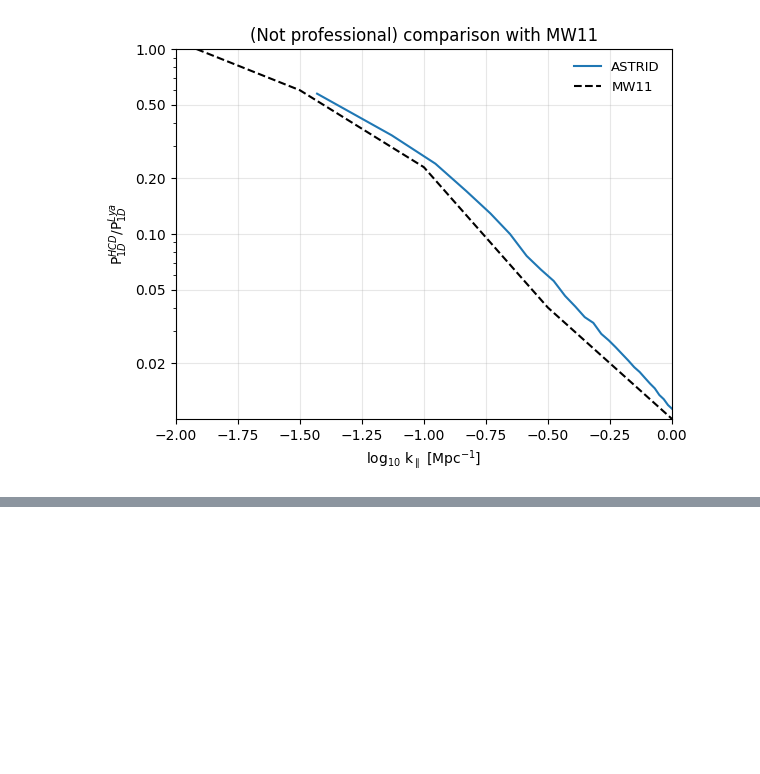
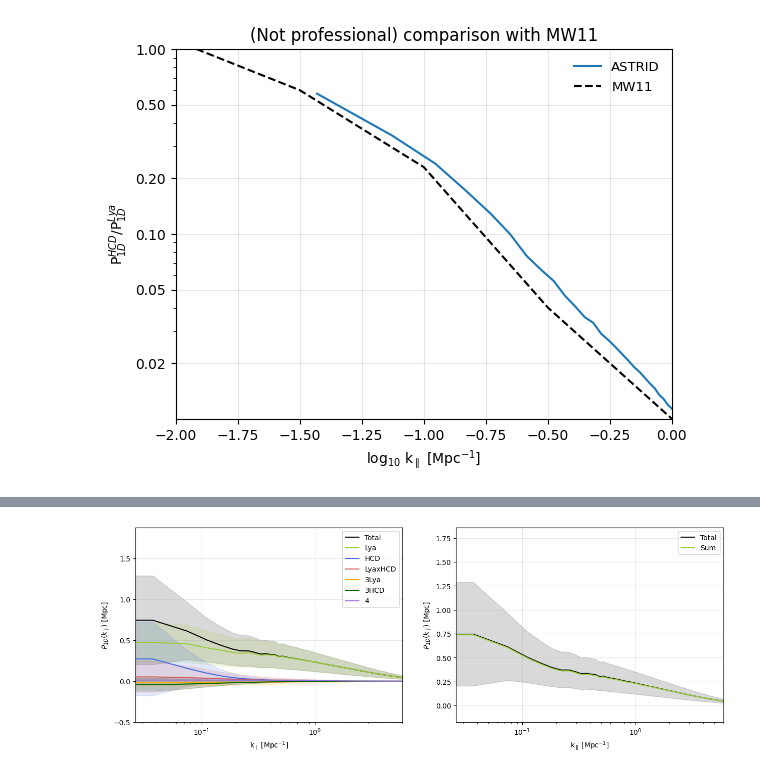
Before and after one commit to andreufont/astrid_hcd, a Jupyter notebook: SimulationFields/P1d.ipynb, the cells around one changed output, grey strips where cells are left out. Cells and saved outputs as stored; diff of their text form; code cells hidden in the pictures; blank space fills up the shorter version.

```diff
--- a/SimulationFields/P1d.ipynb
+++ b/SimulationFields/P1d.ipynb
@@ -185,0 +316,2 @@ plt.title('(Not professional) comparison with MW11');
+# %%
+p1ds_4 = fft_lyahcd*fft_lyahcd.conjugate()*Lbox*hubble/(Np**2)
@@ -185,0 +321,16 @@ plt.title('(Not professional) comparison with MW11');
+# %%
+output = '/pscratch/sd/l/lflores/astrid_hcd_outputs/p1d_%.2f' %factor
+
+with h5py.File(output, 'a') as f:
+
+    grp1 = f['P1Ds']
+    if 'P1D_4' in grp1:
+        grp1['P1D_4'][...] = P1d_4
+    else:
+        grp1.create_dataset('P1D_4', data=P1d_4)
+
+    grp2 = f['P1D_std']
+    if 'P1D_std_4' in grp2:
+        grp2['P1D_std_4'][...] = P1d_std_4
+    else:
+        grp2.create_dataset('P1D_std_4', data=P1d_std_4)
@@ -185,0 +378,42 @@ plt.title('(Not professional) comparison with MW11');
+# %%
+p1d_sum = p1d_lya + p1d_hcd + (2*(p1d_lyahcd + p1d_3lya + p1d_3hcd))
+# %%
+plt.figure(figsize=(15, 5))
+
+plt.subplot(1, 2, 1)
+plt.plot(k_los, p1d_tot, color='k', label='Total')
+plt.fill_between(k_los, (p1d_tot-(p1d_std_tot/2)), (p1d_tot+(p1d_std_tot/2)), color='k', alpha=0.15)
+plt.plot(k_los, p1d_lya, color='yellowgreen', label='Lya')
+plt.fill_between(k_los, (p1d_lya-(p1d_std_lya/2)), (p1d_lya+(p1d_std_lya/2)), color='yellowgreen', alpha=0.15)
+plt.plot(k_los, p1d_hcd, color='royalblue', label='HCD')
+plt.fill_between(k_los, (p1d_hcd-(p1d_std_hcd/2)), (p1d_hcd+(p1d_std_hcd/2)), color='royalblue', alpha=0.15)
+plt.plot(k_los, p1d_lyahcd, color='indianred', label='LyaxHCD')
+plt.fill_between(k_los, (p1d_lyahcd-(p1d_std_lyahcd/2)), (p1d_lyahcd+(p1d_std_lyahcd/2)), color='indianred', alpha=0.15)
+plt.plot(k_los, p1d_3lya, color='orange', label='3Lya')
+plt.fill_between(k_los, (p1d_3lya-(p1d_std_3lya/2)), (p1d_3lya+(p1d_std_3lya/2)), color='orange', alpha=0.15)
+plt.plot(k_los, p1d_3hcd, color='darkgreen', label='3HCD')
+plt.fill_between(k_los, (p1d_3hcd-(p1d_std_3hcd/2)), (p1d_3hcd+(p1d_std_3hcd/2)), color='darkgreen', alpha=0.15)
+plt.plot(k_los, p1d_4, color='mediumpurple', label='4')
+plt.fill_between(k_los, (p1d_4-(p1d_std_4/2)), (p1d_4+(p1d_std_4/2)), color='mediumpurple', alpha=0.15)
+
+plt.xscale('log')
+plt.legend()
+plt.grid(alpha=0.3)
+plt.xlim(right=6)
+plt.xlabel(r'k$_\parallel$ [Mpc$^{-1}$]')
+plt.ylabel(r'$P_{1D}(k_\parallel)$ [Mpc]')
+
+
+plt.subplot(1, 2, 2)
+plt.plot(k_los, p1d_tot, color='k', label='Total')
+plt.fill_between(k_los, (p1d_tot-(p1d_std_tot/2)), (p1d_tot+(p1d_std_tot/2)), color='k', alpha=0.15)
+plt.plot(k_los, p1d_sum, color='yellowgreen', label='Sum')
+
+plt.xscale('log')
+plt.legend()
+plt.grid(alpha=0.3)
+plt.xlim(right=6)
+plt.xlabel(r'k$_\parallel$ [Mpc$^{-1}$]')
+plt.ylabel(r'$P_{1D}(k_\parallel)$ [Mpc]');
+# %% [output]
+[figure, added]
```
Also changed, not shown: parts of 24 cells of this notebook, 2 other files.
